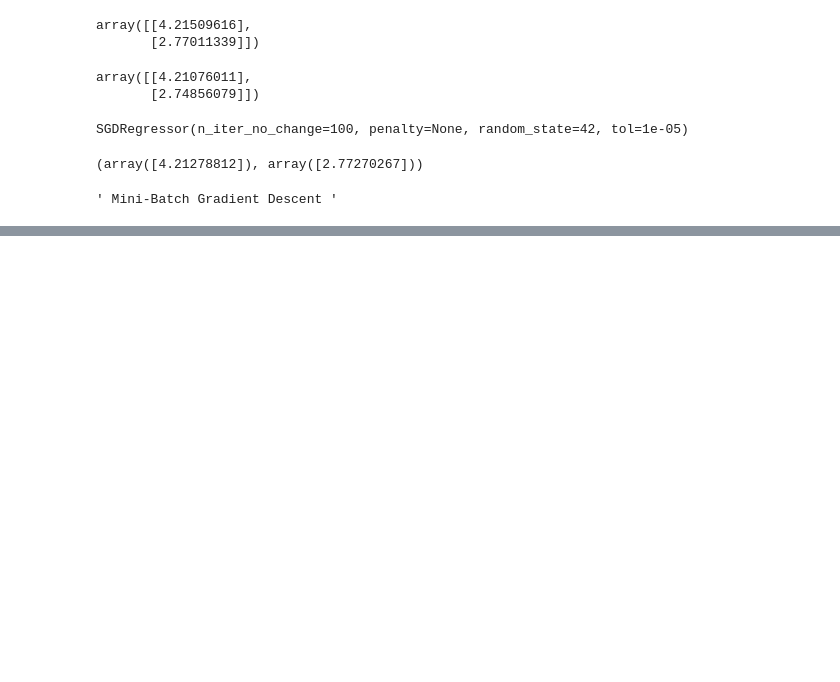
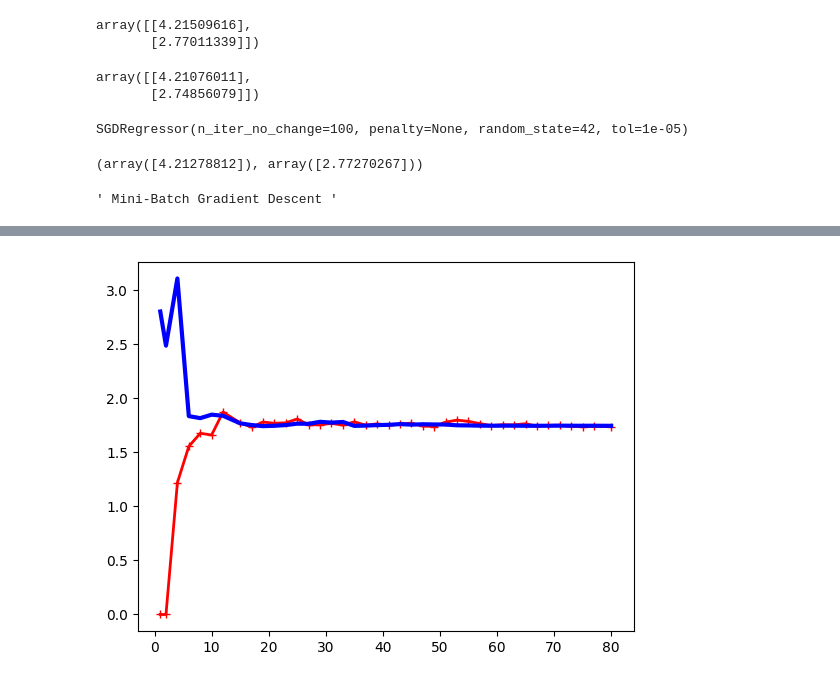
Before and after one commit to Nattawut30/My-Personal-Training, a Jupyter notebook: ScikitLearn-Keras-TensorFlow/ML_train/04_Training_Models.ipynb, the cells around one changed output, grey strips where cells are left out. Saved outputs shown, nothing was run; the diff lists cells and outputs as text; code cells hidden in the pictures; blank space fills up the shorter version.

```diff
--- a/ScikitLearn-Keras-TensorFlow/ML_train/04_Training_Models.ipynb
+++ b/ScikitLearn-Keras-TensorFlow/ML_train/04_Training_Models.ipynb
@@ -309,0 +372,27 @@ sgd_reg.intercept_, sgd_reg.coef_ # Normal Equation
+# %%
+# When there are just one or two instances in the training set, the model can fit them perfectly which is why the curve starts at zero.
+# So the error on the training data goes up untill it reaches a plateau, at which point adding new instances to the training set doesn't make the average error much better or worse.
+# When the model is trained on very few training instances, it is incapable of generalizing properly, which is why the validation error is initially quite large.
+
+# These learning curves are typical of a model that's underfitting. both curves have reached a plateau; they are close and fairly high
+# If your model is underfitting the training data, adding more training examples will not help.
+# You need to use a better model or come up with better features.
+
+# The learning curves of 10th-degree polynomial model on the same data:
+
+from sklearn.pipeline import make_pipeline
+
+Polynomial_regression = make_pipeline(
+    PolynomialFeatures(degree=10, include_bias=False),
+    LinearRegression())
+
+train_sizes, train_scores, valid_scores = learning_curve(
+    Polynomial_regression, X, y, train_sizes=np.linspace(0.01, 1.0, 40), cv=5,)
+
+
+plt.plot(train_sizes, train_errors, "r-+", linewidth=2, label="train")
+plt.plot(train_sizes, valid_errors, "b-", linewidth=3, label="valid")
+[...] # beautify the figure: add labels, axis, grid, and legend
+plt.show()
+# %% [output]
+[figure, added]
```
Also changed, not shown: parts of 8 cells of this notebook.
